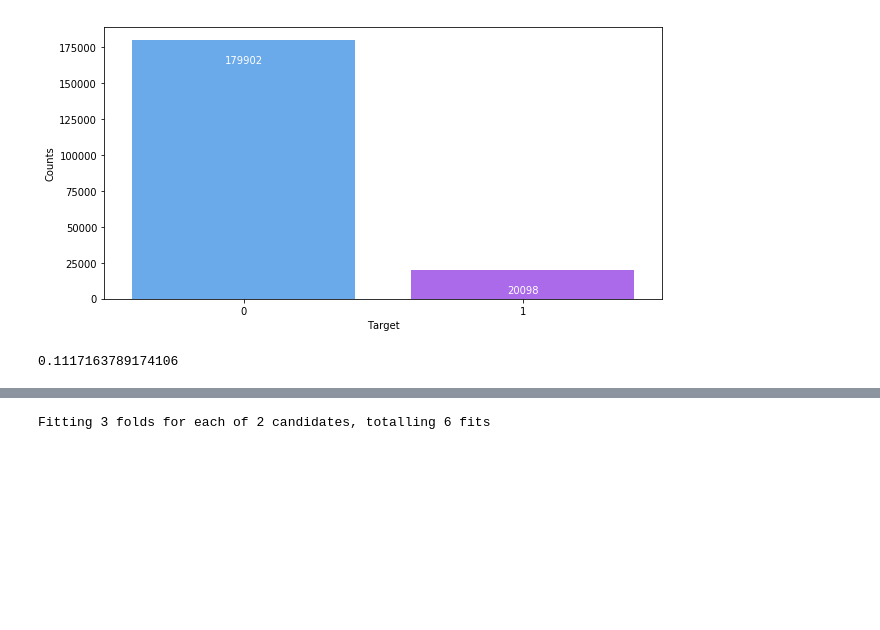
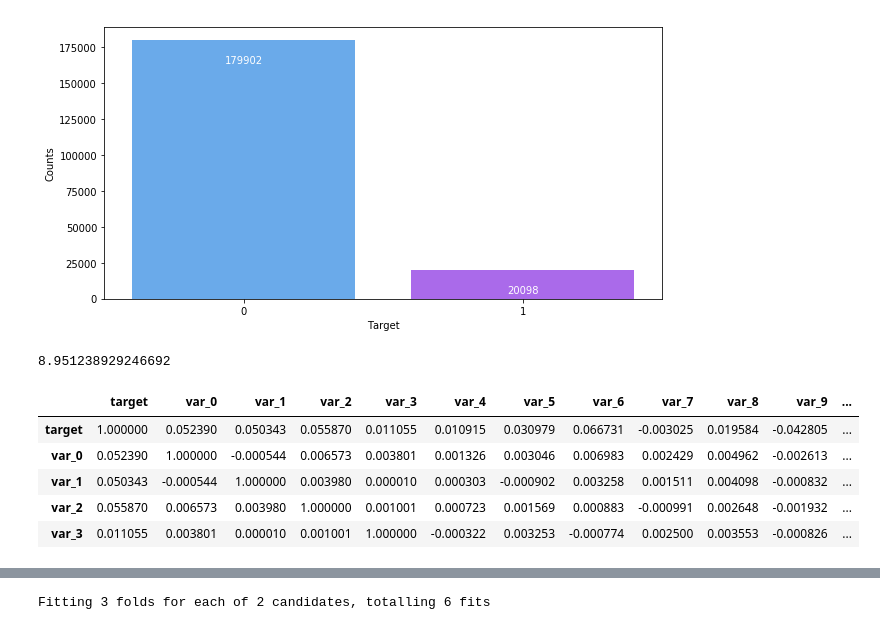
Before and after one commit to adkulas/ECE657A-Data-Modelling, a Jupyter notebook: project/code/G10-project.ipynb, the cells around one changed output, grey strips where cells are left out. Drawn from its saved outputs; the diff is of its cells as text; code cells hidden in the pictures; blank space fills up the shorter version.

```diff
--- a/project/code/G10-project.ipynb
+++ b/project/code/G10-project.ipynb
@@ -281,6 +310,6 @@ plt.savefig(os.path.join('dataimbalance.png'), dpi=300, format='png')
 # %% [output]
 [figure]
 # %%
-dfTrain.loc[dfTrain.target==1].shape[0] / dfTrain.loc[dfTrain.target==0].shape[0]
+dfTrain.loc[dfTrain.target==0].shape[0] / dfTrain.loc[dfTrain.target==1].shape[0]
 # %% [output]
-0.1117163789174106
+8.951238929246692
@@ -286,0 +319,9 @@ dfTrain.loc[dfTrain.target==1].shape[0] / dfTrain.loc[dfTrain.target==0].shape[0
+# %%
+train_df_corr.head()
+# %% [output]
+|  | target | var_0 | var_1 | var_2 | var_3 | var_4 | var_5 | var_6 | var_7 | var_8 | var_9 | ... |
+| target | 1.000000 | 0.052390 | 0.050343 | 0.055870 | 0.011055 | 0.010915 | 0.030979 | 0.066731 | -0.003025 | 0.019584 | -0.042805 | ... |
+| var_0 | 0.052390 | 1.000000 | -0.000544 | 0.006573 | 0.003801 | 0.001326 | 0.003046 | 0.006983 | 0.002429 | 0.004962 | -0.002613 | ... |
+| var_1 | 0.050343 | -0.000544 | 1.000000 | 0.003980 | 0.000010 | 0.000303 | -0.000902 | 0.003258 | 0.001511 | 0.004098 | -0.000832 | ... |
+| var_2 | 0.055870 | 0.006573 | 0.003980 | 1.000000 | 0.001001 | 0.000723 | 0.001569 | 0.000883 | -0.000991 | 0.002648 | -0.001932 | ... |
+| var_3 | 0.011055 | 0.003801 | 0.000010 | 0.001001 | 1.000000 | -0.000322 | 0.003253 | -0.000774 | 0.002500 | 0.003553 | -0.000826 | ... |
```
Also changed, not shown: parts of 44 cells of this notebook, 3 other files.
